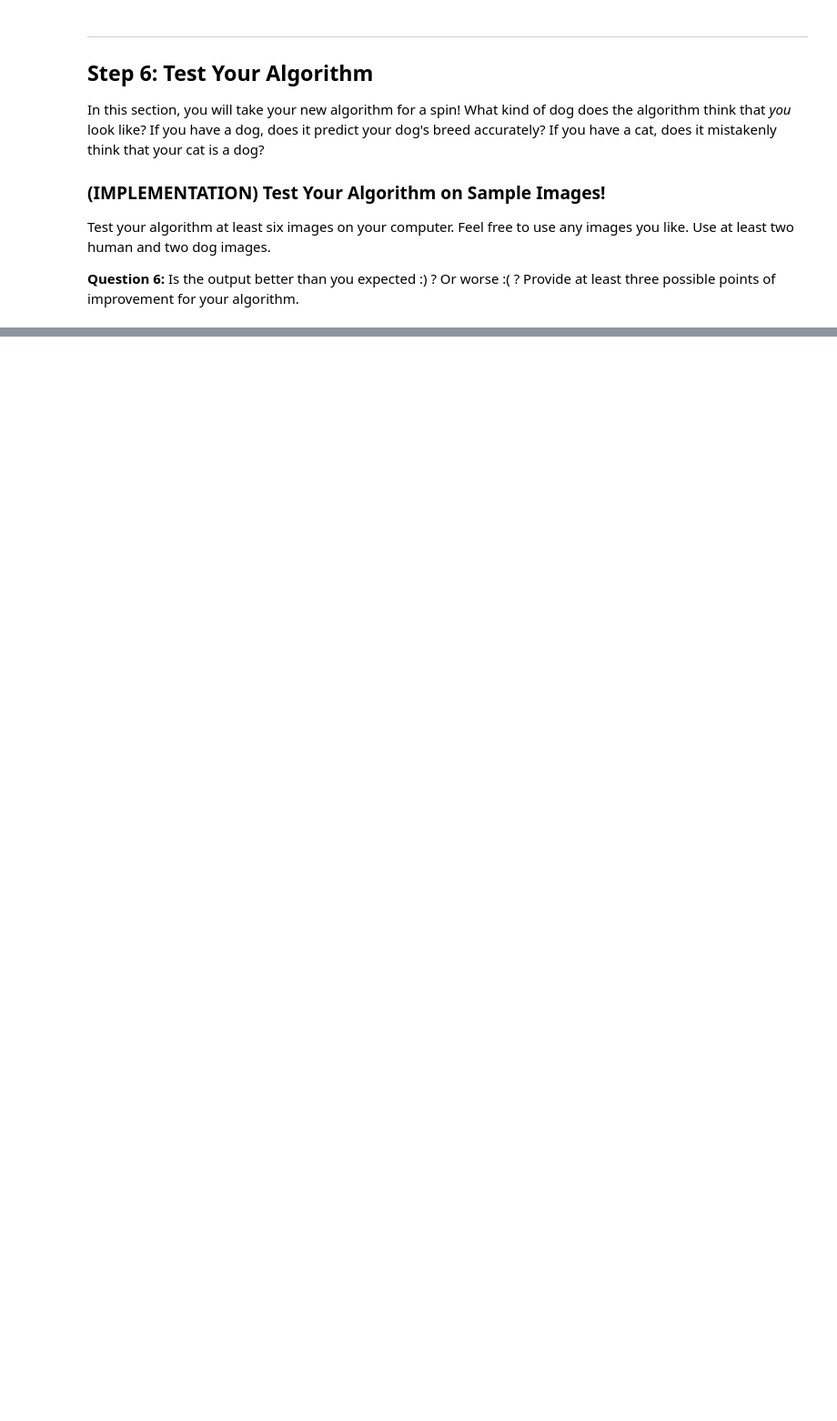
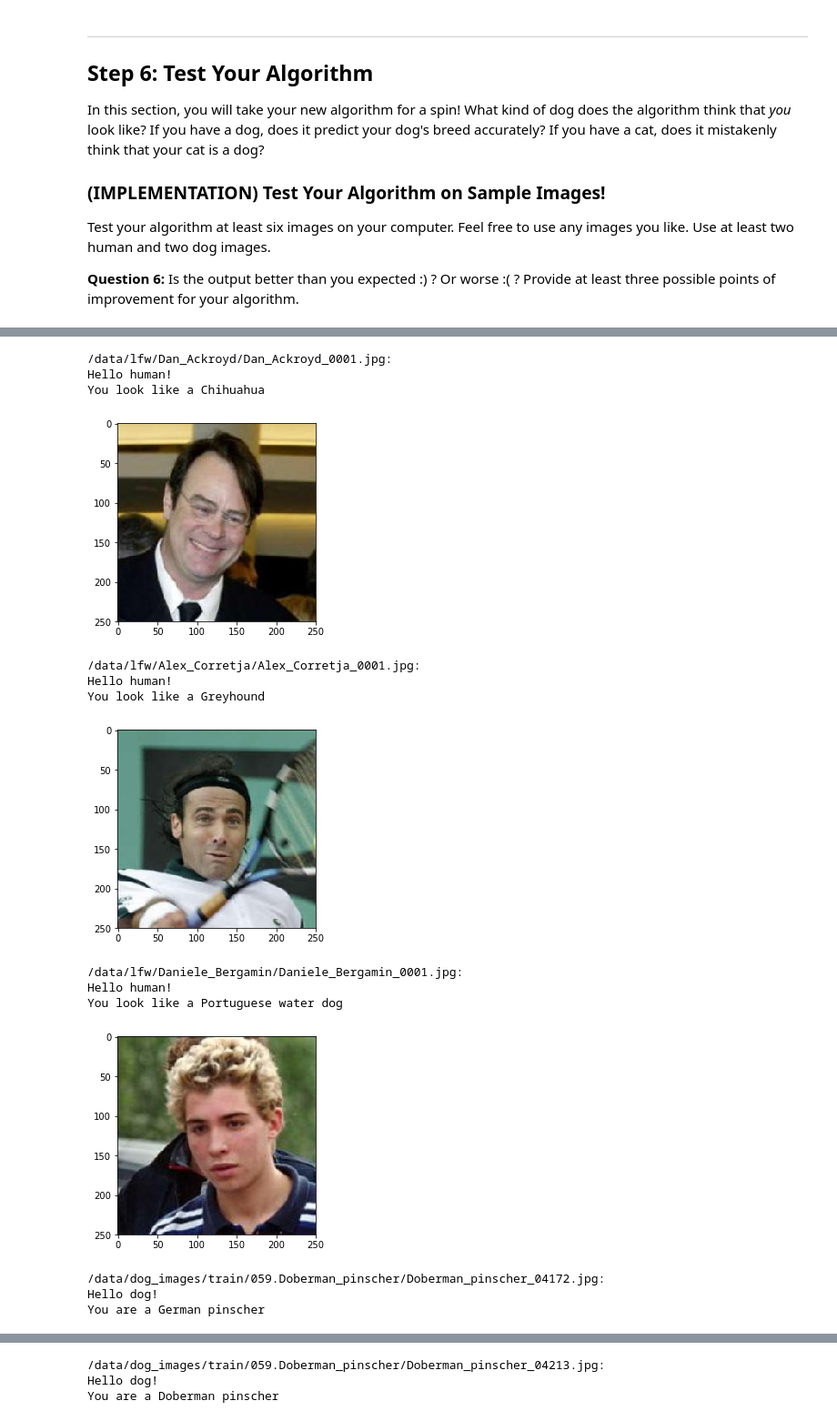
Before and after one commit to Wilbertz/Project-Dog-Classification, a Jupyter notebook: dog_app.ipynb, the cells around one changed output, grey strips where cells are left out. Shown at 91% size. Drawn from its saved outputs; the diff is of its cells as text; code cells hidden in the pictures; blank space fills up the shorter version.

```diff
--- a/dog_app.ipynb
+++ b/dog_app.ipynb
@@ -251,8 +281,12 @@ Use these ideas to complete the `dog_detector` function below, which returns `Tr
 ### returns "True" if a dog is detected in the image stored at img_path
 def dog_detector(img_path):
     ## TODO: Complete the function.
-
-    return None # true/false
+    prediction = VGG16_predict(img_path)
+    if (prediction >= 151 and prediction <= 268):
+        result = True
+    else:
+        result = False
+    return result # true/false
 # %% [markdown]
 ### (IMPLEMENTATION) Assess the Dog Detector
 
@@ -264,3 +298,13 @@ __Answer:__
 # %%
 ### TODO: Test the performance of the dog_detector function
 ### on the images in human_files_short and dog_files_short.
+
+dogs_in_humans_detected = 0
+dogs_in_dogs_detected = 0
+
+for file in human_files_short:
+    if dog_detector(file):
+        dogs_in_humans_detected += 1
+for file in dog_files_short:
+    if dog_detector(file):
+        dogs_in_dogs_detected +=1
@@ -543,6 +922,15 @@ Some sample output for our algorithm is provided below, but feel free to design
 
 def run_app(img_path):
     ## handle cases for a human face, dog, and neither
+    if face_detector(img_path):
+        print(f'Hello human!\nYou look like a {predict_breed_transfer(img_path)}')
+    elif dog_detector(img_path):
+        print(f'Hello dog!\nYou are a {predict_breed_transfer(img_path)}')
+    else:
+        print('There is neither a human nor a dog in this picture!')
+    img = plt.imread(img_path, 3)
+    plt.imshow(img)
+    plt.show()
 # %% [markdown]
 ---
 <a id='step6'></a>
@@ -560,8 +964,40 @@ __Answer:__ (Three possible points for improvement)
 # %%
 ## TODO: Execute your algorithm from Step 6 on
 ## at least 6 images on your computer.
 ## Feel free to use as many code cells as needed.
 
 ## suggested code, below
-for file in np.hstack((human_files[:3], dog_files[:3])):
+for file in np.hstack((human_files[:3], dog_files[100:103])):
+    print(f'{file}:')
     run_app(file)
+
+# Images with dogs
+for file in np.array(glob("images/dog*")):
+    print(f'{file}:')
+    run_app(file)
+
+# Imgages with humans
+for file in np.array(glob("images/human*")):
+    print(f'{file}:')
+    run_app(file)
+
+# Images without a human or a dog
+for file in np.array(glob("images/test_image*")):
+    print(f'{file}:')
+    run_app(file)
+# %% [output]
+/data/lfw/Dan_Ackroyd/Dan_Ackroyd_0001.jpg:
+Hello human!
+You look like a Chihuahua
+[figure, added]
+/data/lfw/Alex_Corretja/Alex_Corretja_0001.jpg:
+Hello human!
+You look like a Greyhound
+[figure, added]
+/data/lfw/Daniele_Bergamin/Daniele_Bergamin_0001.jpg:
+Hello human!
+You look like a Portuguese water dog
+[figure, added]
+/data/dog_images/train/059.Doberman_pinscher/Doberman_pinscher_04172.jpg:
+Hello dog!
+You are a German pinscher
@@ -567,0 +1005,3 @@ for file in np.hstack((human_files[:3], dog_files[:3])):
+/data/dog_images/train/059.Doberman_pinscher/Doberman_pinscher_04213.jpg:
+Hello dog!
+You are a Doberman pinscher
```
Also changed, not shown: parts of 34 cells of this notebook.
